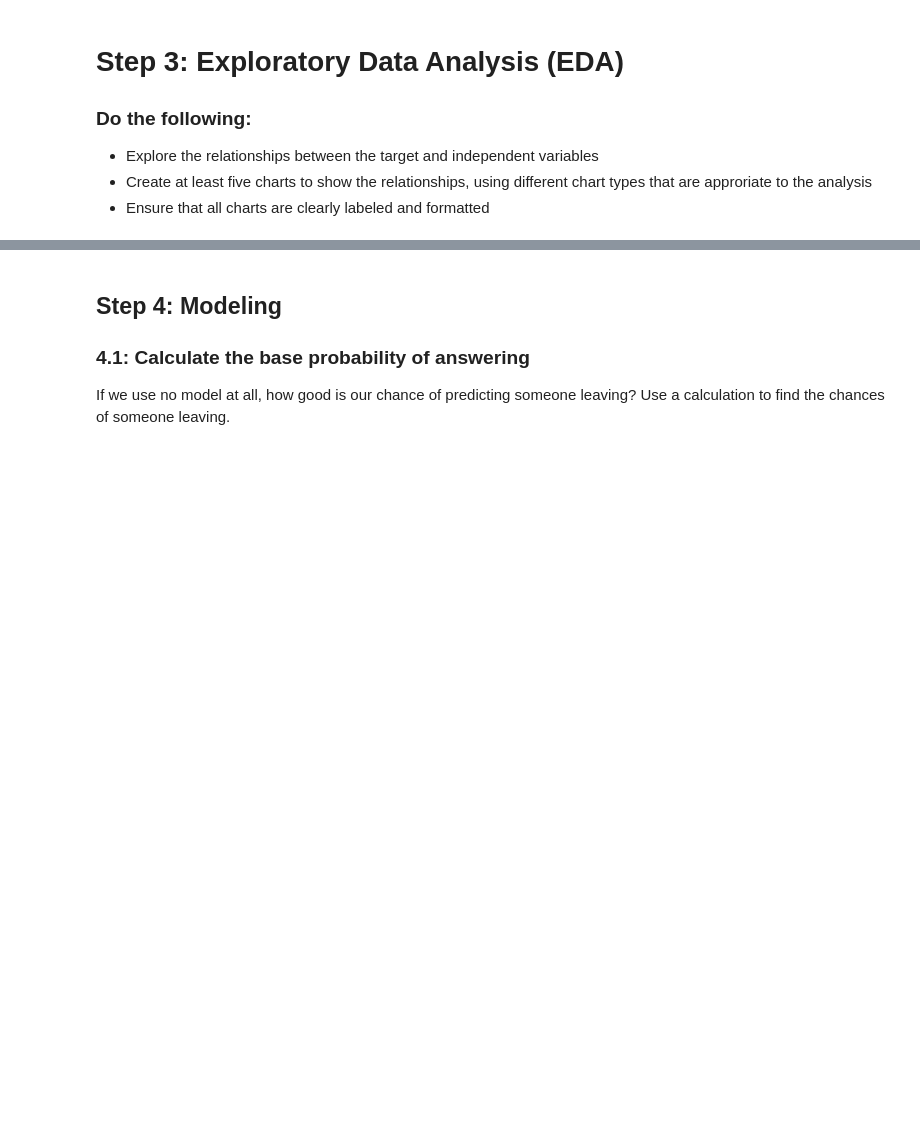
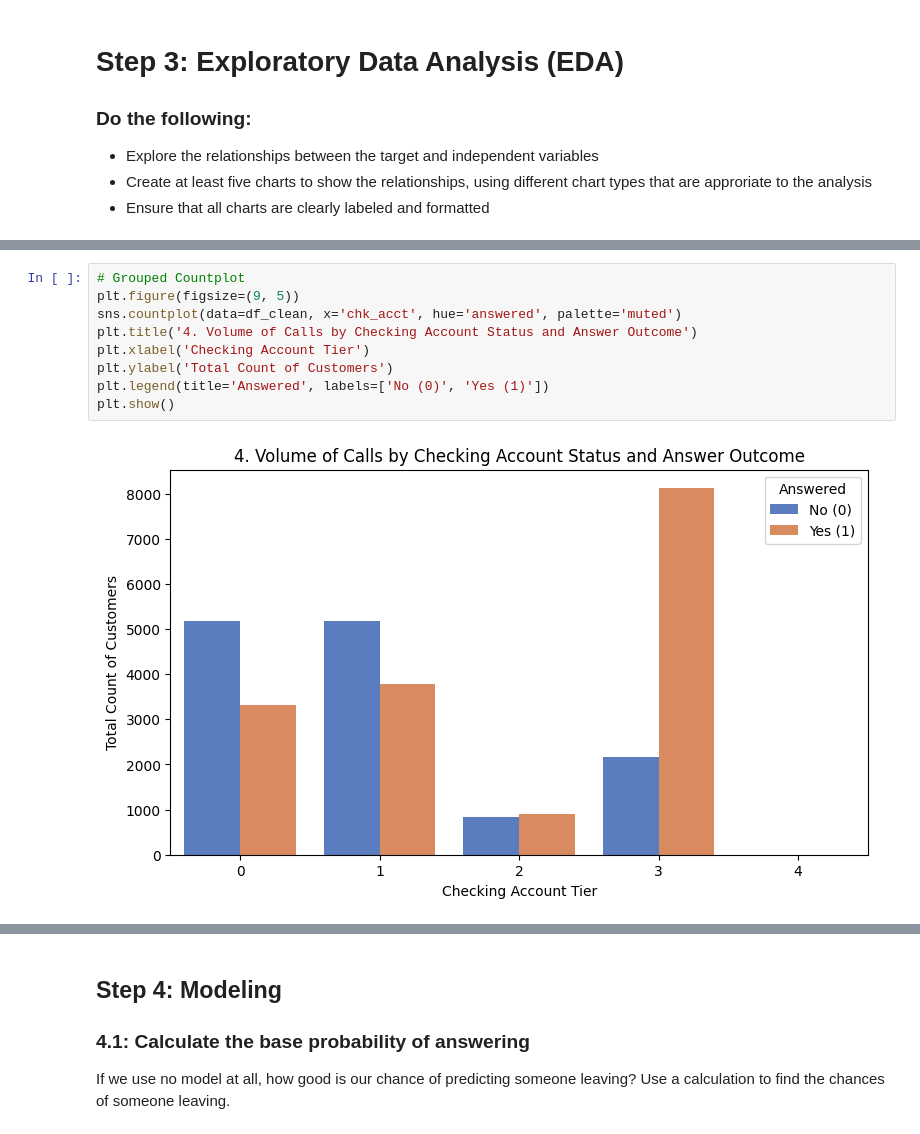
Before and after one commit to expely/Business-Analytics-Labs, a Jupyter notebook: Assignments/assignment_10_classification.ipynb, the cells around one changed output, grey strips where cells are left out. Cells and saved outputs as stored; diff of their text form; blank space fills up the shorter version.

```diff
--- a/Assignments/assignment_10_classification.ipynb
+++ b/Assignments/assignment_10_classification.ipynb
@@ -124,0 +231,11 @@ Import the libraries you will need, such as:
+# %%
+# Grouped Countplot
+plt.figure(figsize=(9, 5))
+sns.countplot(data=df_clean, x='chk_acct', hue='answered', palette='muted')
+plt.title('4. Volume of Calls by Checking Account Status and Answer Outcome')
+plt.xlabel('Checking Account Tier')
+plt.ylabel('Total Count of Customers')
+plt.legend(title='Answered', labels=['No (0)', 'Yes (1)'])
+plt.show()
+# %% [output]
+[figure, added]
```
Also changed, not shown: parts of 55 cells of this notebook.
